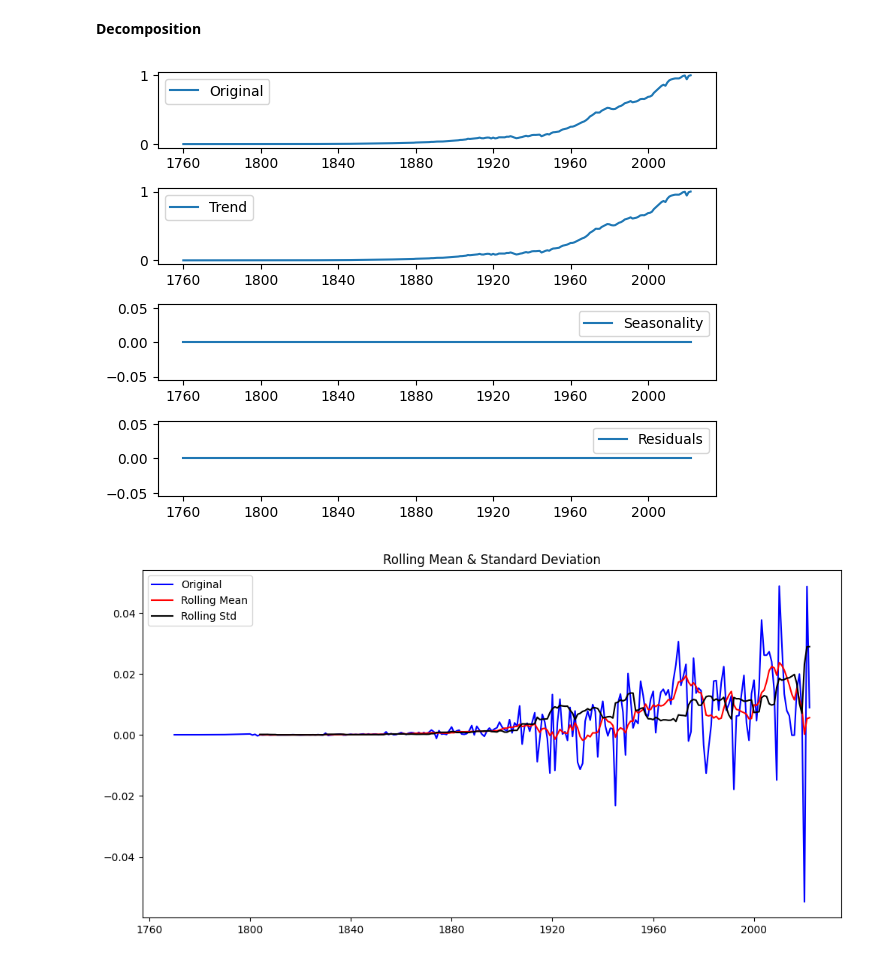
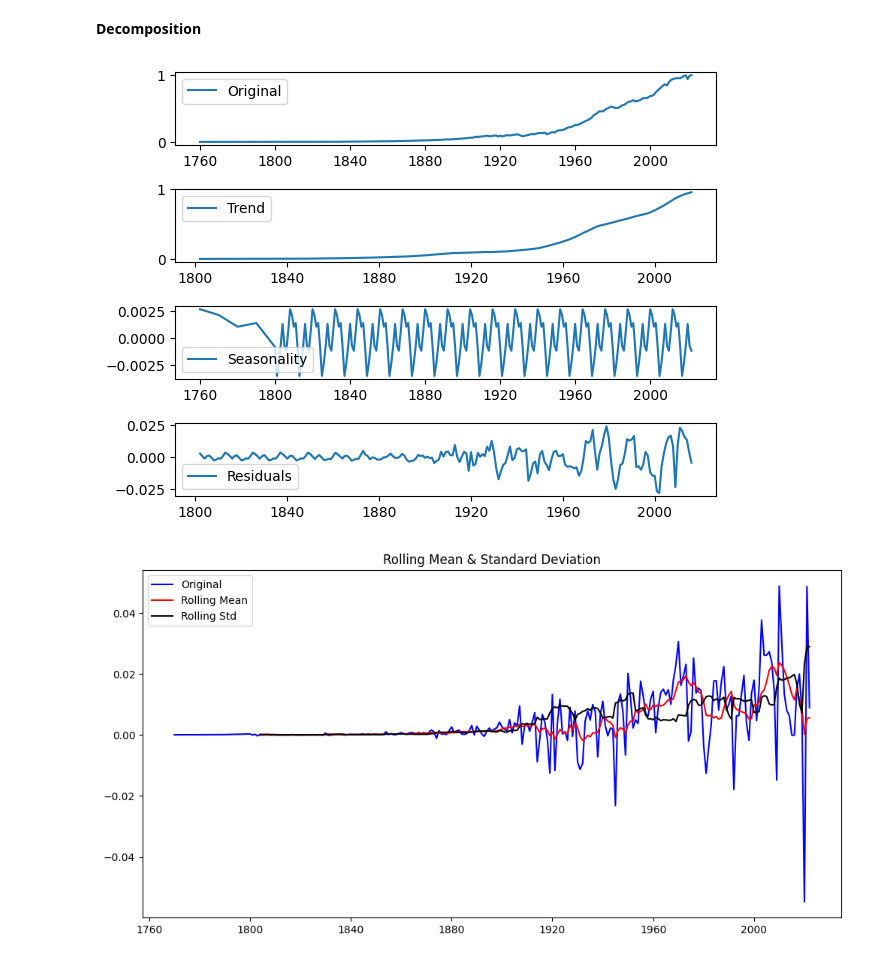
Before and after one commit to Wairimukimm/Carbon-credits-chronicles, a Jupyter notebook: Notebook.ipynb, the cells around one changed output. Saved outputs shown, nothing was run; the diff lists cells and outputs as text; code cells hidden in the pictures.

```diff
--- a/Notebook.ipynb
+++ b/Notebook.ipynb
@@ -729,27 +726,27 @@ dtype: float64
 # %%
 from statsmodels.tsa.seasonal import seasonal_decompose
 
-decomposition = seasonal_decompose(world_emissions,period=1,model="additive")
+decomposition = seasonal_decompose(world_emissions,period=12,model="additive")
 
 trend = decomposition.trend
 seasonal = decomposition.seasonal
 residual = decomposition.resid
 
 plt.subplot(411)
 plt.plot(world_emissions, label='Original')
 plt.legend(loc='best')
 plt.subplot(412)
 plt.plot(trend, label='Trend')
 plt.legend(loc='best')
 plt.subplot(413)
 plt.plot(seasonal,label='Seasonality')
 plt.legend(loc='best')
 plt.subplot(414)
 plt.plot(residual, label='Residuals')
 plt.legend(loc='best')
 plt.tight_layout()
 # %% [output]
-[figure, old version]
+[figure, new version]
 # %%
 
 # Removing the Trend
```
Also changed, not shown: parts of 13 cells of this notebook, 1 other file.
